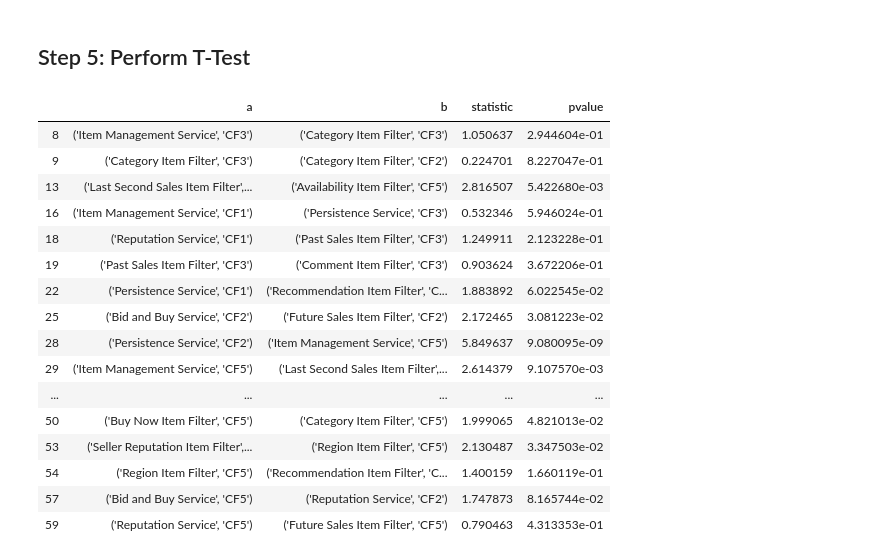
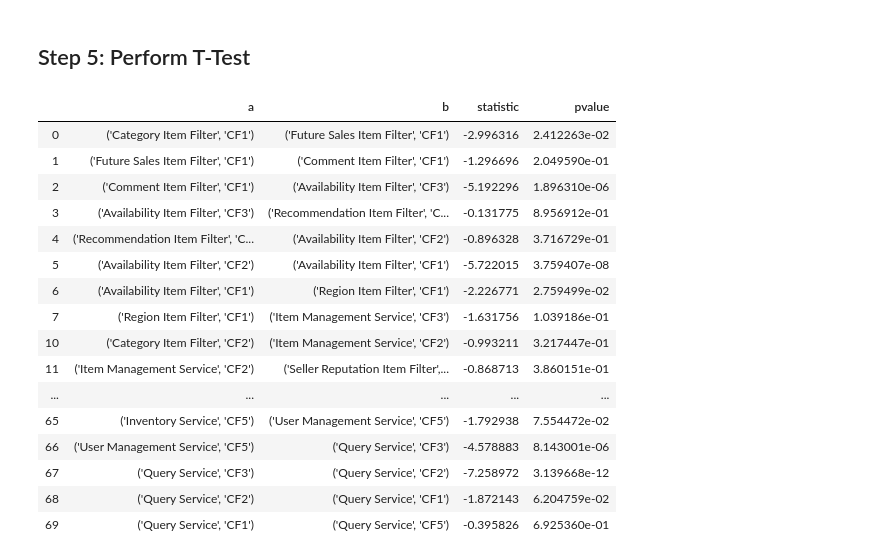
Before and after one commit to hpi-sam/rl-4-self-repair, a Jupyter notebook: data_analysis/data_transformation_analysis2.ipynb, the cells around one changed output. Cells and saved outputs as stored; diff of their text form; code cells hidden in the pictures.

```diff
--- a/data_analysis/data_transformation_analysis2.ipynb
+++ b/data_analysis/data_transformation_analysis2.ipynb
@@ -88,35 +88,37 @@ plot_data(data_new.drop(data_new[data_new['Optimal_Utility_Increase'] > 3000].in
 # %%
 ttest_results = pd.DataFrame(columns=['a', 'b', 'statistic', 'pvalue'])
 
 data_new_grouped = data_new.groupby(['Optimal_Affected_Component', 'Optimal_Failure'])['Optimal_Utility_Increase'].apply(list).reset_index()
 
 previous = None
 for name, _ in mean_values.iterrows():
     if previous is not None:
         pre = data_new_grouped.loc[(data_new_grouped['Optimal_Affected_Component'] == previous[0]) & (data_new_grouped['Optimal_Failure'] == previous[1])]['Optimal_Utility_Increase'].tolist()[0]
         cur = data_new_grouped.loc[(data_new_grouped['Optimal_Affected_Component'] == name[0]) & (data_new_grouped['Optimal_Failure'] == name[1])]['Optimal_Utility_Increase'].tolist()[0]
         result = stats.ttest_ind(pre, cur)
         new_row = pd.DataFrame({'a': str(previous), 'b': str(name), 'statistic': result[0], 'pvalue': result[1]}, index=[0])
         ttest_results = ttest_results.append(new_row, ignore_index = True)
     previous = name
 
+#ttest_results[ttest_results['statistic']<-0.025][["a", "b", "pvalue"]].to_csv('ttest_results_statisticalSignificant.csv')
+
 # we have at total 70 recombinations
-ttest_results[ttest_results['statistic']>-0.025]
+ttest_results[ttest_results['statistic']<-0.025]
 # %% [output]
 |  | a | b | statistic | pvalue |
-| 8 | ('Item Management Service', 'CF3') | ('Category Item Filter', 'CF3') | 1.050637 | 2.944604e-01 |
-| 9 | ('Category Item Filter', 'CF3') | ('Category Item Filter', 'CF2') | 0.224701 | 8.227047e-01 |
-| 13 | ('Last Second Sales Item Filter',... | ('Availability Item Filter', 'CF5') | 2.816507 | 5.422680e-03 |
-| 16 | ('Item Management Service', 'CF1') | ('Persistence Service', 'CF3') | 0.532346 | 5.946024e-01 |
-| 18 | ('Reputation Service', 'CF1') | ('Past Sales Item Filter', 'CF3') | 1.249911 | 2.123228e-01 |
-| 19 | ('Past Sales Item Filter', 'CF3') | ('Comment Item Filter', 'CF3') | 0.903624 | 3.672206e-01 |
-| 22 | ('Persistence Service', 'CF1') | ('Recommendation Item Filter', 'C... | 1.883892 | 6.022545e-02 |
-| 25 | ('Bid and Buy Service', 'CF2') | ('Future Sales Item Filter', 'CF2') | 2.172465 | 3.081223e-02 |
-| 28 | ('Persistence Service', 'CF2') | ('Item Management Service', 'CF5') | 5.849637 | 9.080095e-09 |
-| 29 | ('Item Management Service', 'CF5') | ('Last Second Sales Item Filter',... | 2.614379 | 9.107570e-03 |
+| 0 | ('Category Item Filter', 'CF1') | ('Future Sales Item Filter', 'CF1') | -2.996316 | 2.412263e-02 |
+| 1 | ('Future Sales Item Filter', 'CF1') | ('Comment Item Filter', 'CF1') | -1.296696 | 2.049590e-01 |
+| 2 | ('Comment Item Filter', 'CF1') | ('Availability Item Filter', 'CF3') | -5.192296 | 1.896310e-06 |
+| 3 | ('Availability Item Filter', 'CF3') | ('Recommendation Item Filter', 'C... | -0.131775 | 8.956912e-01 |
+| 4 | ('Recommendation Item Filter', 'C... | ('Availability Item Filter', 'CF2') | -0.896328 | 3.716729e-01 |
+| 5 | ('Availability Item Filter', 'CF2') | ('Availability Item Filter', 'CF1') | -5.722015 | 3.759407e-08 |
+| 6 | ('Availability Item Filter', 'CF1') | ('Region Item Filter', 'CF1') | -2.226771 | 2.759499e-02 |
+| 7 | ('Region Item Filter', 'CF1') | ('Item Management Service', 'CF3') | -1.631756 | 1.039186e-01 |
+| 10 | ('Category Item Filter', 'CF2') | ('Item Management Service', 'CF2') | -0.993211 | 3.217447e-01 |
+| 11 | ('Item Management Service', 'CF2') | ('Seller Reputation Item Filter',... | -0.868713 | 3.860151e-01 |
 | ... | ... | ... | ... | ... |
-| 50 | ('Buy Now Item Filter', 'CF5') | ('Category Item Filter', 'CF5') | 1.999065 | 4.821013e-02 |
-| 53 | ('Seller Reputation Item Filter',... | ('Region Item Filter', 'CF5') | 2.130487 | 3.347503e-02 |
-| 54 | ('Region Item Filter', 'CF5') | ('Recommendation Item Filter', 'C... | 1.400159 | 1.660119e-01 |
-| 57 | ('Bid and Buy Service', 'CF5') | ('Reputation Service', 'CF2') | 1.747873 | 8.165744e-02 |
-| 59 | ('Reputation Service', 'CF5') | ('Future Sales Item Filter', 'CF5') | 0.790463 | 4.313353e-01 |
+| 65 | ('Inventory Service', 'CF5') | ('User Management Service', 'CF5') | -1.792938 | 7.554472e-02 |
+| 66 | ('User Management Service', 'CF5') | ('Query Service', 'CF3') | -4.578883 | 8.143001e-06 |
+| 67 | ('Query Service', 'CF3') | ('Query Service', 'CF2') | -7.258972 | 3.139668e-12 |
+| 68 | ('Query Service', 'CF2') | ('Query Service', 'CF1') | -1.872143 | 6.204759e-02 |
+| 69 | ('Query Service', 'CF1') | ('Query Service', 'CF5') | -0.395826 | 6.925360e-01 |
```
Also changed, not shown: 2 other files.
